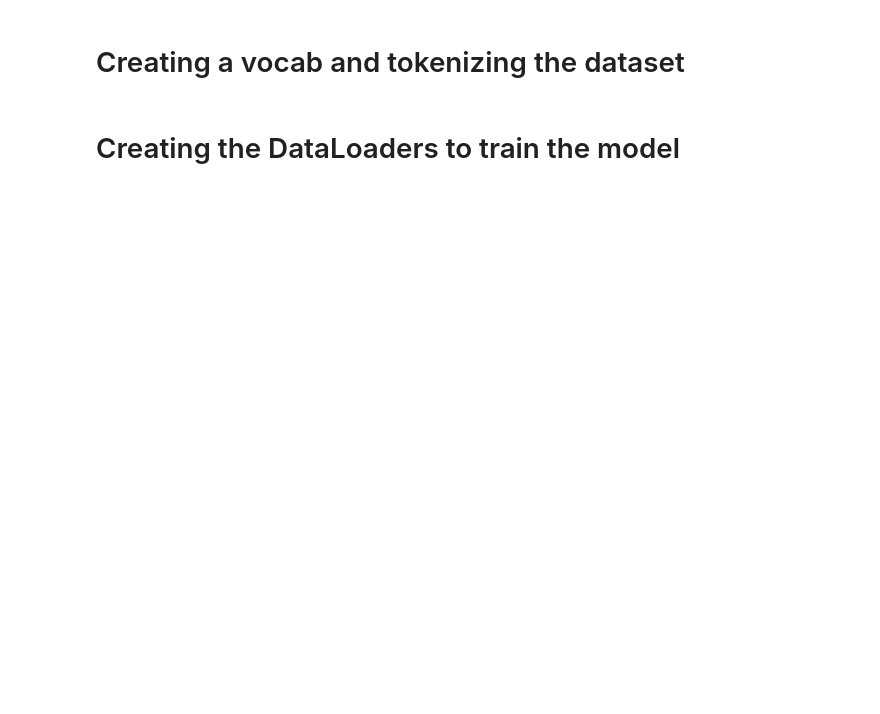
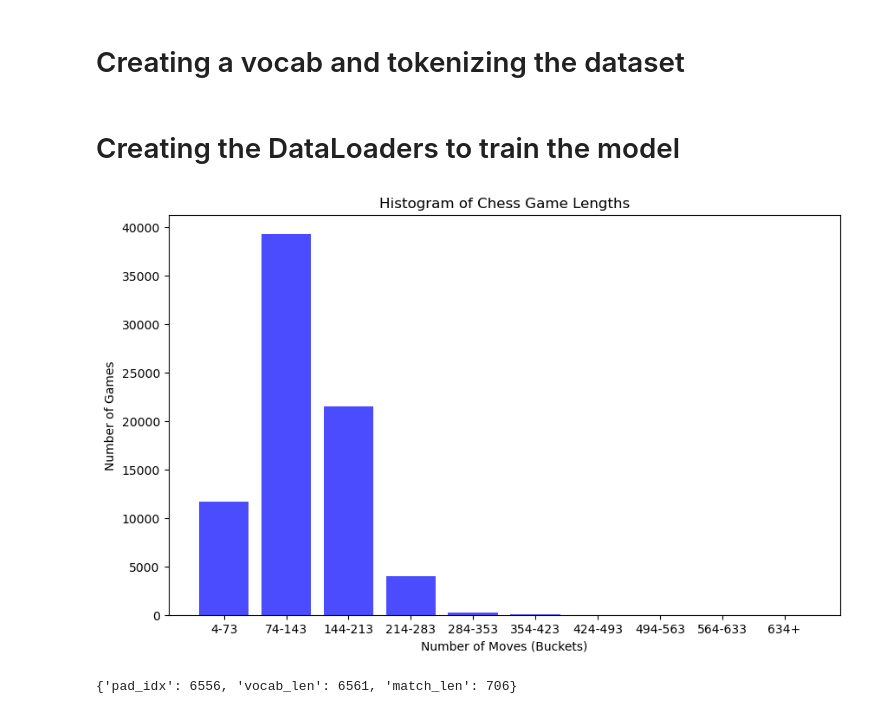
Before and after one commit to victorlacerdab/EloGuessr, a Jupyter notebook: notebooks/Dataset creation.ipynb, the cells around one changed output. Drawn from its saved outputs; the diff is of its cells as text; code cells hidden in the pictures; blank space fills up the shorter version.

Commit message:
Fixed the creation of the dataset, cleaned the model definition.

```diff
--- a/notebooks/Dataset creation.ipynb
+++ b/notebooks/Dataset creation.ipynb
@@ -157,6 +159,8 @@ def feature_extraction(game_list: list) -> np.array:
     # Returns games, ELO and match results as numpy arrays
     return np.array(game_moves), np.array(elo), np.array(results)
 # %%
+from utils import backlash_remover
+
 def data_loader(path) -> list:
 
     a = time.monotonic()
@@ -181,6 +185,8 @@ def data_loader(path) -> list:
     clean, elo, _ = feature_extraction(cleaned_matches)
     del cleaned_matches
 
+    clean = backlash_remover(clean)
+
     # Adds the result of the match as one of special tokens "[BLACK]" or "[WHITE]"
 
     b = time.monotonic()
@@ -210,8 +204,9 @@ input_elite_fname = "elite_2019_06.pgn"
 input_elite_fname2 = 'elite_2020_05.pgn'
 input_elite_fname3 = 'elite_2022_10.pgn'
 # %%
-clean, elo = data_loader(os.path.join(data_dir, input_fname))
-elite_clean2, elite_elo2 = data_loader(os.path.join(data_dir, input_elite_fname2))
+final_clean, final_elo = data_loader(os.path.join(data_dir, input_elite_fname))
 
-final_clean = np.concatenate((clean, elite_clean2))
-final_elo = np.concatenate((elo, elite_elo2))
+#final_elo = np.concatenate((elo, elite_elo2))
+
+print(len(final_clean))
+print(len(final_elo))
@@ -296,7 +314,7 @@ class ChessTokenizer():
     def pad_dataset(self, encoded_dataset: list, labels: list, len_distribution: dict) -> np.array:
 
         game_lens = sorted(list(len_distribution.keys()))
-        mid_lens = game_lens[int(len(game_lens) * 0.1):int(len(game_lens) * 0.5)]
+        mid_lens = game_lens[int(len(game_lens) * 0.1):int(len(game_lens) * 6)]
         max_mid = max(mid_lens)
         pad_token = self.encode_vocab['[PAD]']
 
@@ -319,7 +337,7 @@ tokenizer = ChessTokenizer(final_clean, special_tokens)
 # %%
 from utils import plot_gameslendist
 
-def pad_dataset(tokenizer: ChessTokenizer, dataset_samples: list, dataset_labels: list) -> np.array:
+def create_dataset(tokenizer: ChessTokenizer, dataset_samples: list, dataset_labels: list) -> np.array:
 
     if not all(isinstance(game, str) for game in dataset_samples):
         raise ValueError('The elements of dataset_samples must be of type string.')
@@ -335,7 +353,9 @@ def pad_dataset(tokenizer: ChessTokenizer, dataset_samples: list, dataset_labels
 # %%
 from utils import plot_gameslendist
 
-padded_samples, labels = pad_dataset(tokenizer, final_clean, final_elo)
+padded_samples, labels = create_dataset(tokenizer, final_clean, final_elo)
+# %% [output]
+[figure, added]
 # %%
 chess_data = EloGuessrDset(padded_samples, labels)
 # %%
@@ -346,6 +366,10 @@ test_size = len(chess_data) - train_size - val_size
 specs ={'pad_idx': tokenizer.encode_vocab['[PAD]'],
         'vocab_len': len(tokenizer.decode_vocab.keys()),
         'match_len': len(padded_samples[0])}
+
+print(specs)
+# %% [output]
+{'pad_idx': 6556, 'vocab_len': 6561, 'match_len': 706}
 # %%
 train_dataset, val_dataset, test_dataset = random_split(chess_data, [train_size, val_size, test_size])
 # %%
```
Also changed, not shown: parts of 9 cells of this notebook, 3 other files.
